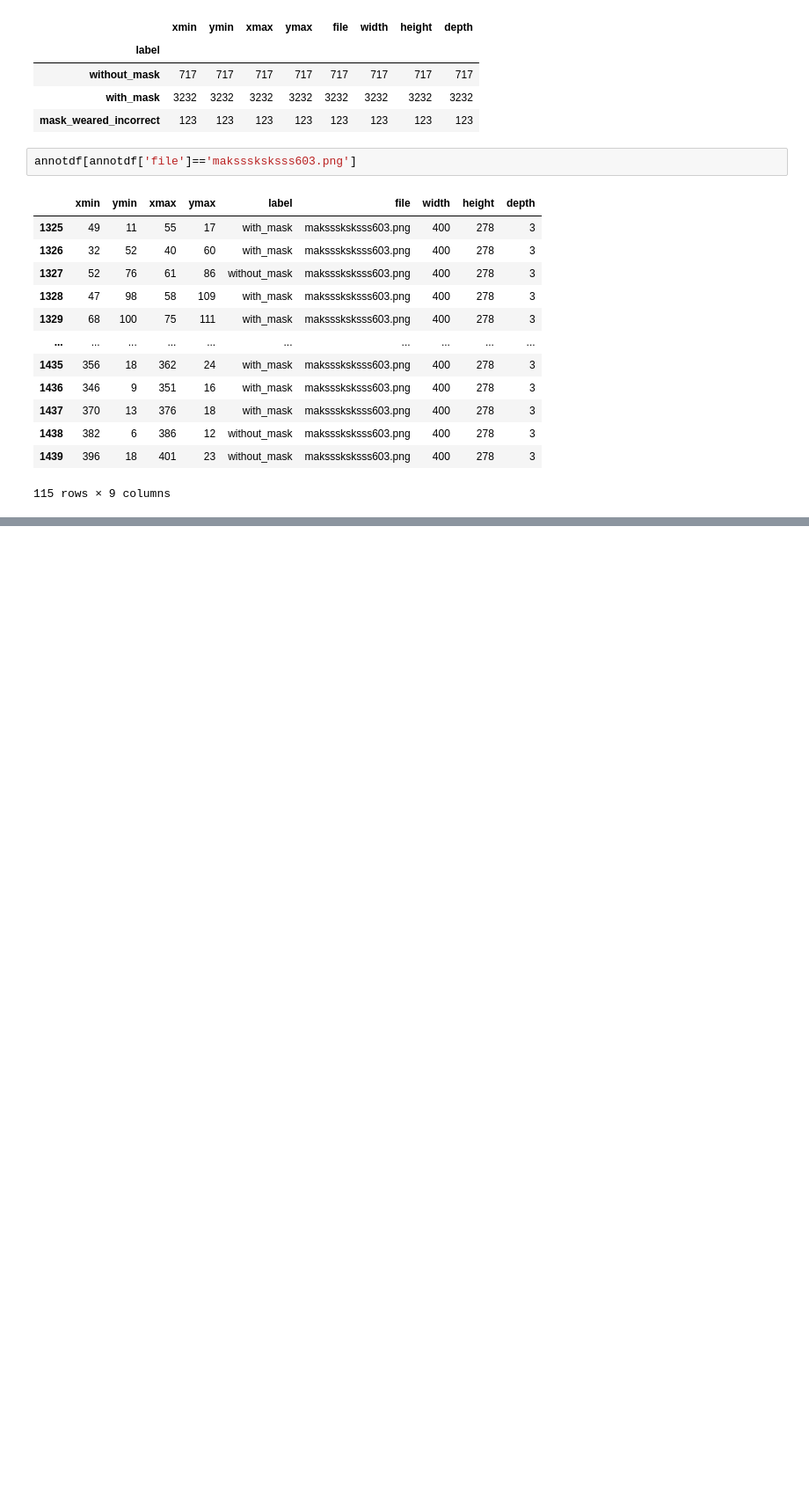
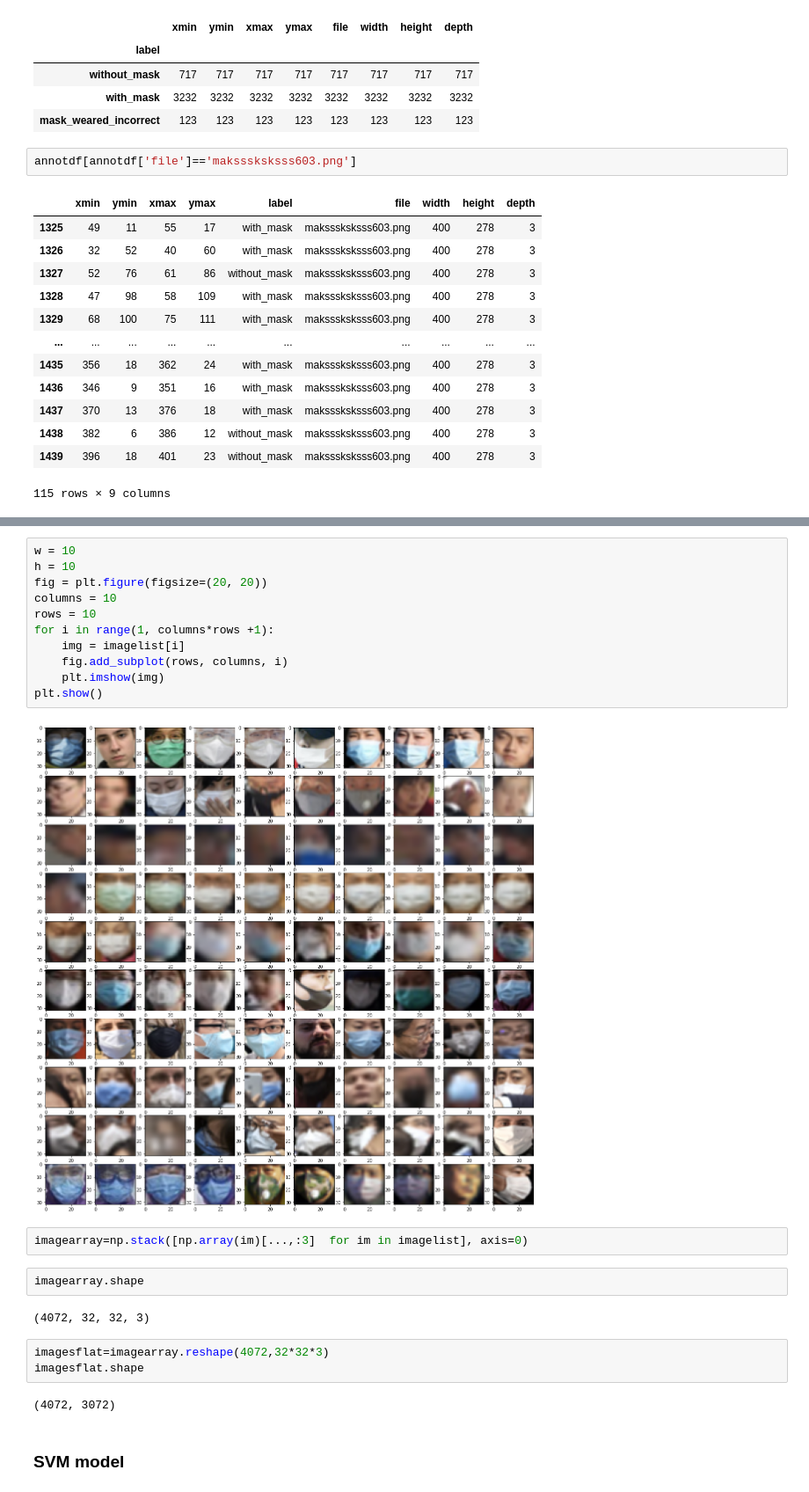
Before and after one commit to mlukan/GDA3B2021, a Jupyter notebook: ProjectFaceMask/facemask_data_parser.ipynb, the cells around one changed output, grey strips where cells are left out. Shown at 88% size. Saved outputs shown, nothing was run; the diff lists cells and outputs as text; blank space fills up the shorter version.

```diff
--- a/ProjectFaceMask/facemask_data_parser.ipynb
+++ b/ProjectFaceMask/facemask_data_parser.ipynb
@@ -112,0 +136,26 @@ import PIL
+# %%
+w = 10
+h = 10
+fig = plt.figure(figsize=(20, 20))
+columns = 10
+rows = 10
+for i in range(1, columns*rows +1):
+    img = imagelist[i]
+    fig.add_subplot(rows, columns, i)
+    plt.imshow(img)
+plt.show()
+# %% [output]
+[figure, added]
+# %%
+imagearray=np.stack([np.array(im)[...,:3]  for im in imagelist], axis=0)
+# %%
+imagearray.shape
+# %% [output]
+(4072, 32, 32, 3)
+# %%
+imagesflat=imagearray.reshape(4072,32*32*3)
+imagesflat.shape
+# %% [output]
+(4072, 3072)
+# %% [markdown]
+### SVM model
```
Also changed, not shown: parts of 10 cells of this notebook.
